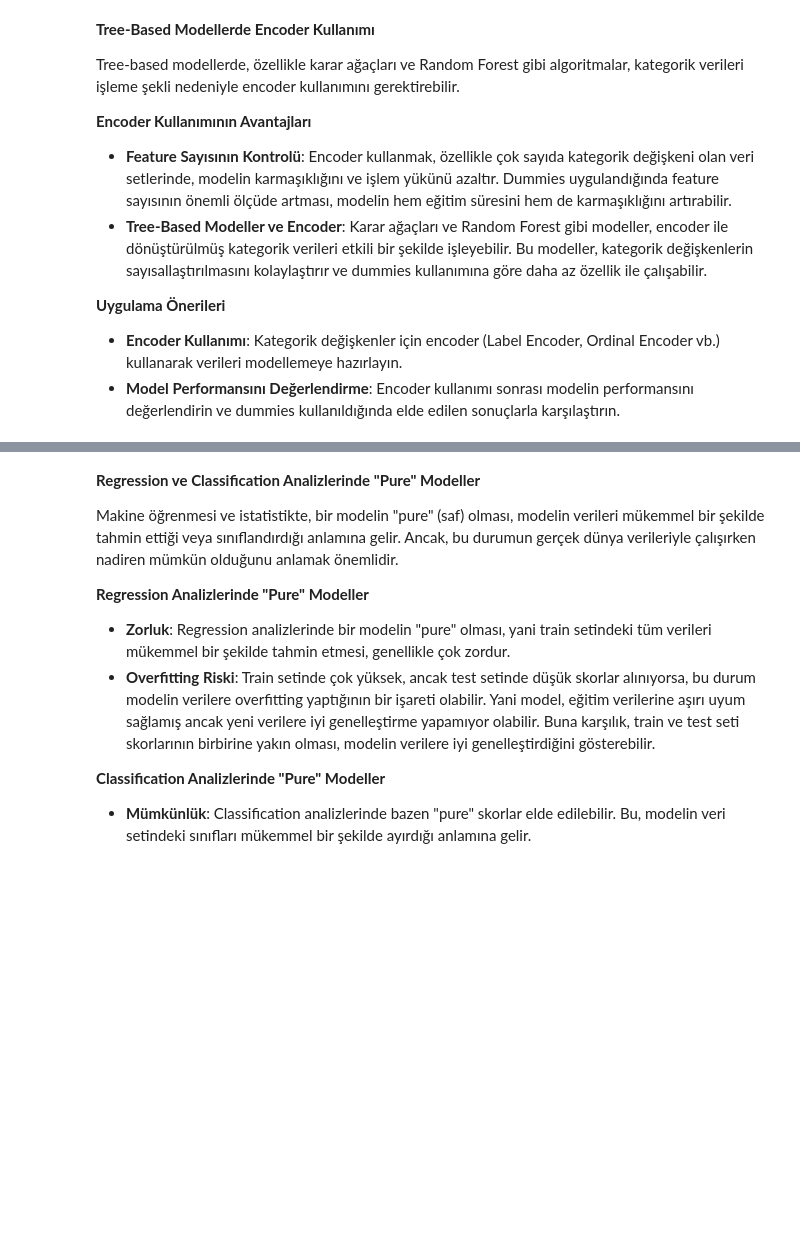
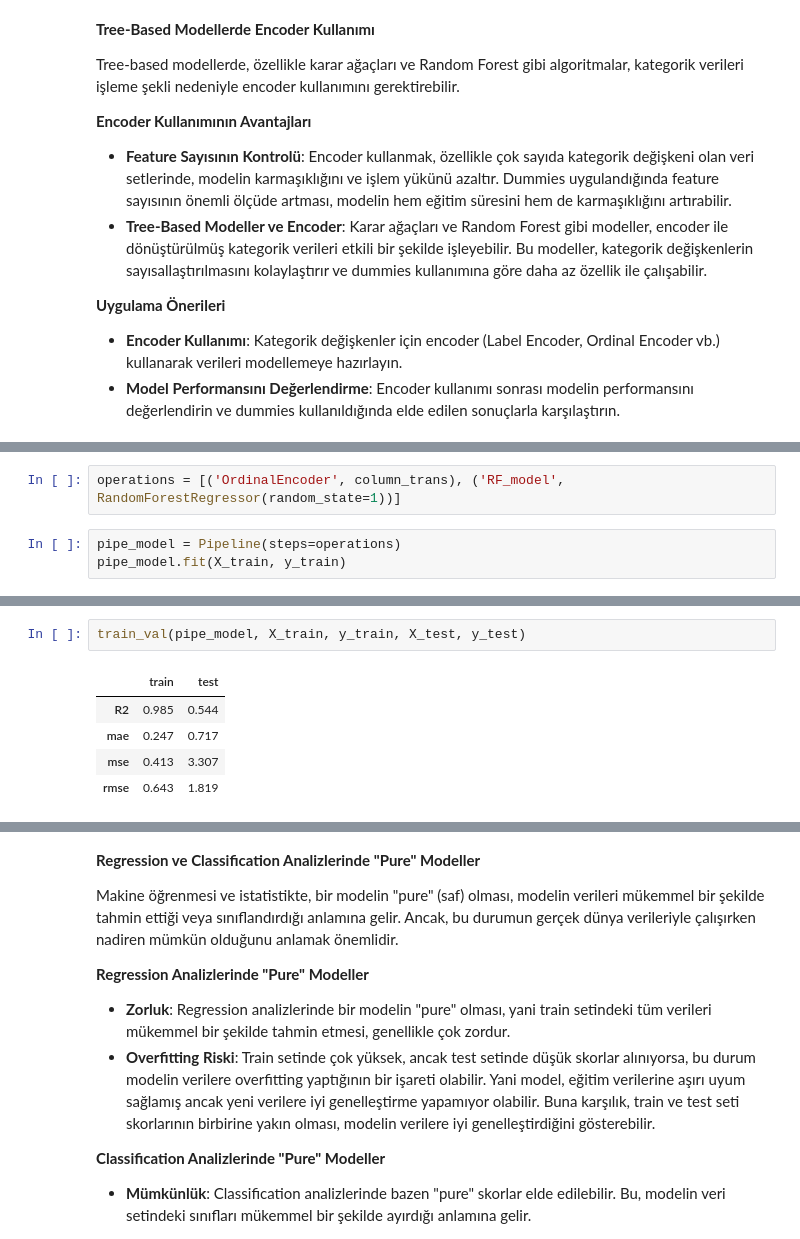
Before and after one commit to ayaramis/DataScience, a Jupyter notebook: Random_Forest/ML_Random Forests Regression 05.03.24 InClass.ipynb, the cells around one changed output, grey strips where cells are left out. Drawn from its saved outputs; the diff is of its cells as text; blank space fills up the shorter version.

```diff
--- a/Random_Forest/ML_Random Forests Regression 05.03.24 InClass.ipynb
+++ b/Random_Forest/ML_Random Forests Regression 05.03.24 InClass.ipynb
@@ -377,0 +453,5 @@ Tree-based modellerde, özellikle karar ağaçları ve Random Forest gibi algori
+# %%
+operations = [('OrdinalEncoder', column_trans), ('RF_model', RandomForestRegressor(random_state=1))]
+# %%
+pipe_model = Pipeline(steps=operations)
+pipe_model.fit(X_train, y_train)
@@ -377,0 +466,8 @@ Tree-based modellerde, özellikle karar ağaçları ve Random Forest gibi algori
+# %%
+train_val(pipe_model, X_train, y_train, X_test, y_test)
+# %% [output]
+|  | train | test |
+| R2 | 0.985 | 0.544 |
+| mae | 0.247 | 0.717 |
+| mse | 0.413 | 3.307 |
+| rmse | 0.643 | 1.819 |
```
Also changed, not shown: parts of 14 cells of this notebook.
